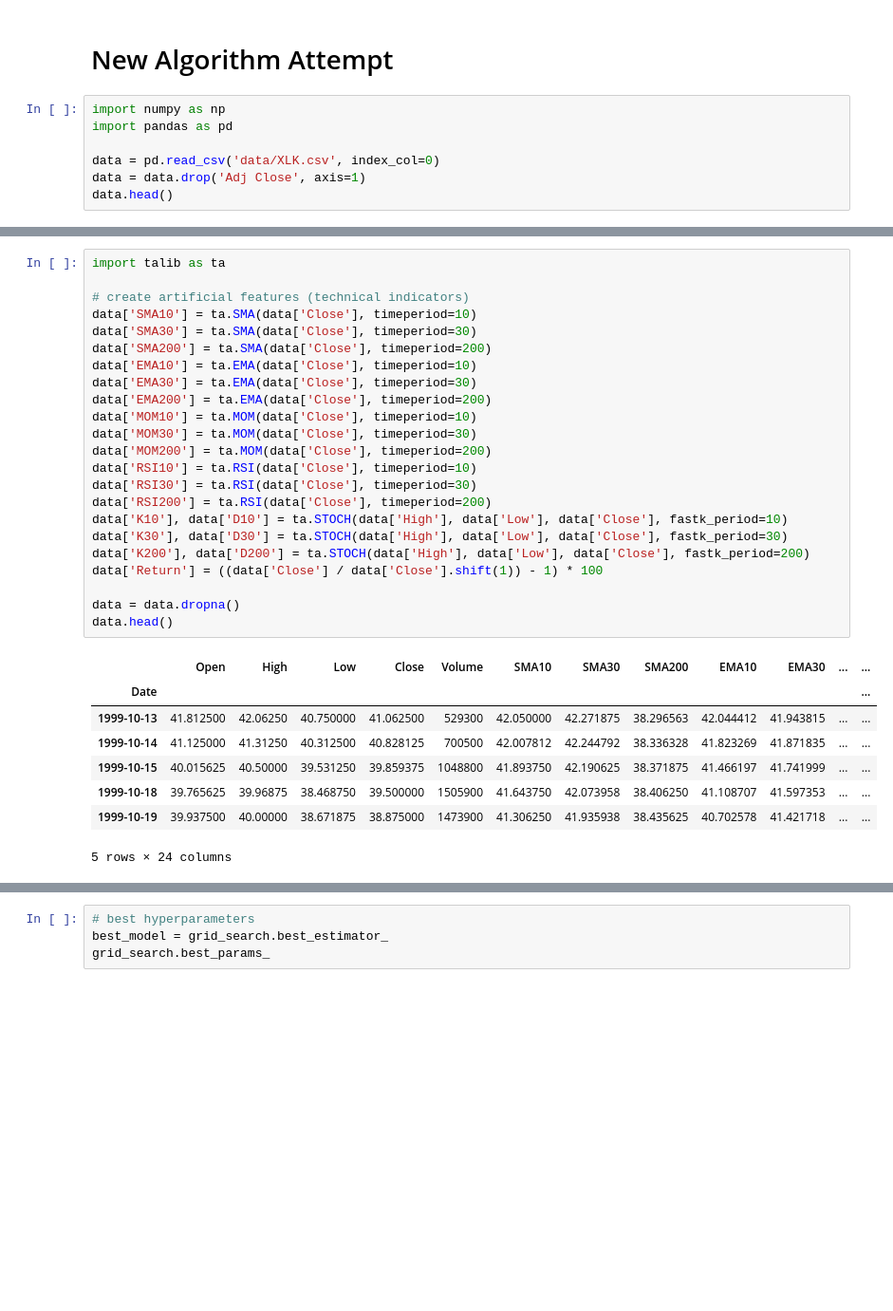
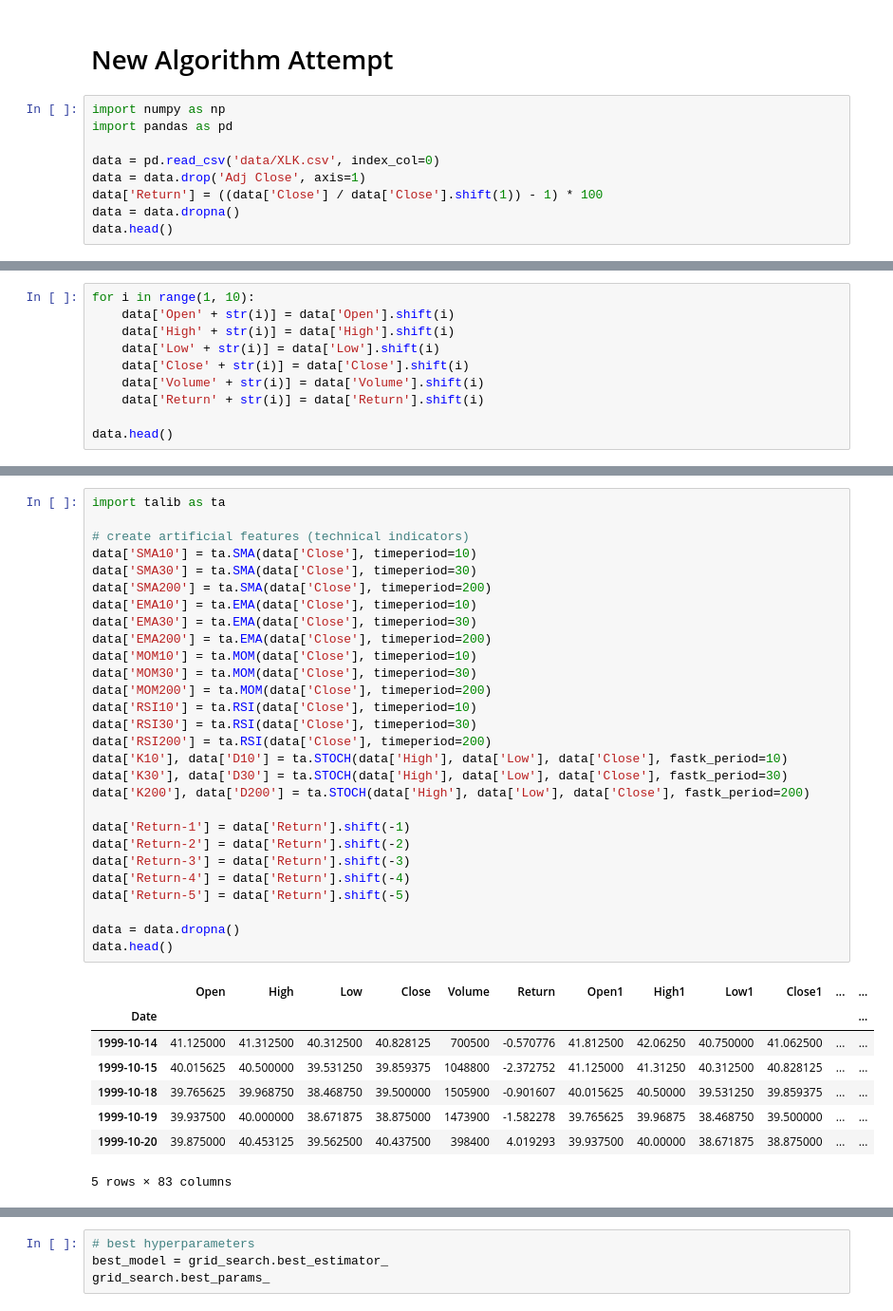
Before and after one commit to Xuecheng-Liu/Portfolio-Manager, a Jupyter notebook: portfolioManager/LSTM/ML.ipynb, the cells around one changed output, grey strips where cells are left out. Shown at 95% size. Saved outputs shown, nothing was run; the diff lists cells and outputs as text; blank space fills up the shorter version.

```diff
--- a/portfolioManager/LSTM/ML.ipynb
+++ b/portfolioManager/LSTM/ML.ipynb
@@ -708,5 +708,7 @@ import pandas as pd
 
 data = pd.read_csv('data/XLK.csv', index_col=0)
 data = data.drop('Adj Close', axis=1)
+data['Return'] = ((data['Close'] / data['Close'].shift(1)) - 1) * 100
+data = data.dropna()
 data.head()
 # %% [output]
@@ -719,0 +722,10 @@ data.head()
+# %%
+for i in range(1, 10):
+    data['Open' + str(i)] = data['Open'].shift(i)
+    data['High' + str(i)] = data['High'].shift(i)
+    data['Low' + str(i)] = data['Low'].shift(i)
+    data['Close' + str(i)] = data['Close'].shift(i)
+    data['Volume' + str(i)] = data['Volume'].shift(i)
+    data['Return' + str(i)] = data['Return'].shift(i)
+
+data.head()
@@ -720,33 +741,38 @@ data.head()
 # %%
 import talib as ta
 
 # create artificial features (technical indicators)
 data['SMA10'] = ta.SMA(data['Close'], timeperiod=10)
 data['SMA30'] = ta.SMA(data['Close'], timeperiod=30)
 data['SMA200'] = ta.SMA(data['Close'], timeperiod=200)
 data['EMA10'] = ta.EMA(data['Close'], timeperiod=10)
 data['EMA30'] = ta.EMA(data['Close'], timeperiod=30)
 data['EMA200'] = ta.EMA(data['Close'], timeperiod=200)
 data['MOM10'] = ta.MOM(data['Close'], timeperiod=10)
 data['MOM30'] = ta.MOM(data['Close'], timeperiod=30)
 data['MOM200'] = ta.MOM(data['Close'], timeperiod=200)
 data['RSI10'] = ta.RSI(data['Close'], timeperiod=10)
 data['RSI30'] = ta.RSI(data['Close'], timeperiod=30)
 data['RSI200'] = ta.RSI(data['Close'], timeperiod=200)
 data['K10'], data['D10'] = ta.STOCH(data['High'], data['Low'], data['Close'], fastk_period=10)
 data['K30'], data['D30'] = ta.STOCH(data['High'], data['Low'], data['Close'], fastk_period=30)
 data['K200'], data['D200'] = ta.STOCH(data['High'], data['Low'], data['Close'], fastk_period=200)
-data['Return'] = ((data['Close'] / data['Close'].shift(1)) - 1) * 100
+
+data['Return-1'] = data['Return'].shift(-1)
+data['Return-2'] = data['Return'].shift(-2)
+data['Return-3'] = data['Return'].shift(-3)
+data['Return-4'] = data['Return'].shift(-4)
+data['Return-5'] = data['Return'].shift(-5)
 
 data = data.dropna()
 data.head()
 # %% [output]
-|  | Open | High | Low | Close | Volume | SMA10 | SMA30 | SMA200 | EMA10 | EMA30 | ... | ... |
+|  | Open | High | Low | Close | Volume | Return | Open1 | High1 | Low1 | Close1 | ... | ... |
 | Date |  |  |  |  |  |  |  |  |  |  |  | ... |
-| 1999-10-13 | 41.812500 | 42.06250 | 40.750000 | 41.062500 | 529300 | 42.050000 | 42.271875 | 38.296563 | 42.044412 | 41.943815 | ... | ... |
-| 1999-10-14 | 41.125000 | 41.31250 | 40.312500 | 40.828125 | 700500 | 42.007812 | 42.244792 | 38.336328 | 41.823269 | 41.871835 | ... | ... |
-| 1999-10-15 | 40.015625 | 40.50000 | 39.531250 | 39.859375 | 1048800 | 41.893750 | 42.190625 | 38.371875 | 41.466197 | 41.741999 | ... | ... |
-| 1999-10-18 | 39.765625 | 39.96875 | 38.468750 | 39.500000 | 1505900 | 41.643750 | 42.073958 | 38.406250 | 41.108707 | 41.597353 | ... | ... |
-| 1999-10-19 | 39.937500 | 40.00000 | 38.671875 | 38.875000 | 1473900 | 41.306250 | 41.935938 | 38.435625 | 40.702578 | 41.421718 | ... | ... |
+| 1999-10-14 | 41.125000 | 41.312500 | 40.312500 | 40.828125 | 700500 | -0.570776 | 41.812500 | 42.06250 | 40.750000 | 41.062500 | ... | ... |
+| 1999-10-15 | 40.015625 | 40.500000 | 39.531250 | 39.859375 | 1048800 | -2.372752 | 41.125000 | 41.31250 | 40.312500 | 40.828125 | ... | ... |
+| 1999-10-18 | 39.765625 | 39.968750 | 38.468750 | 39.500000 | 1505900 | -0.901607 | 40.015625 | 40.50000 | 39.531250 | 39.859375 | ... | ... |
+| 1999-10-19 | 39.937500 | 40.000000 | 38.671875 | 38.875000 | 1473900 | -1.582278 | 39.765625 | 39.96875 | 38.468750 | 39.500000 | ... | ... |
+| 1999-10-20 | 39.875000 | 40.453125 | 39.562500 | 40.437500 | 398400 | 4.019293 | 39.937500 | 40.00000 | 38.671875 | 38.875000 | ... | ... |
-5 rows × 24 columns
+5 rows × 83 columns
 # %%
```
Also changed, not shown: parts of 4 cells of this notebook.
